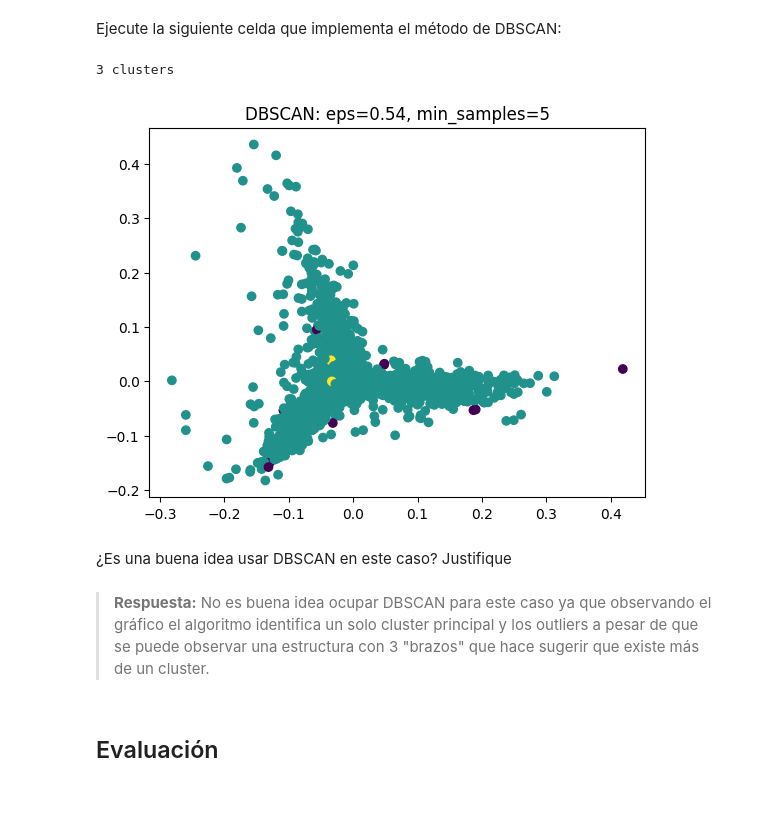
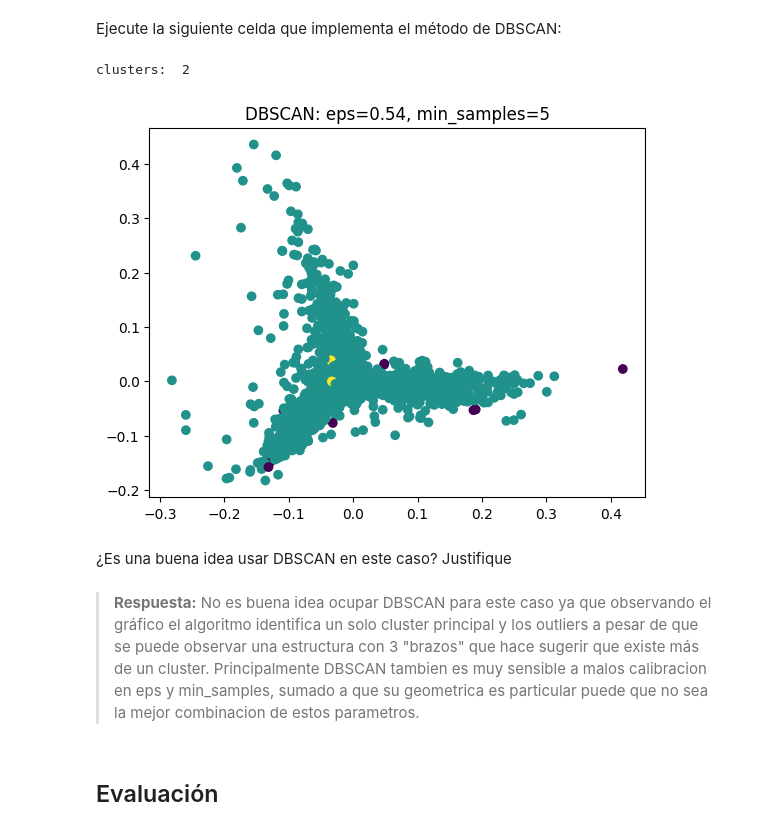
Before and after one commit to astromai/Laboratorios-Mineria-de-Datos-CC5205, a Jupyter notebook: Laboratorio_5.ipynb, the cells around one changed output. Drawn from its saved outputs; the diff is of its cells as text; code cells hidden in the pictures; blank space fills up the shorter version.

```diff
--- a/Laboratorio_5.ipynb
+++ b/Laboratorio_5.ipynb
@@ -273,24 +275,27 @@ Ejecute la siguiente celda que implementa el método de DBSCAN:
 # %%
 from sklearn.cluster import DBSCAN
 
 #Pauta
 eps = 0.54
 min_samples = 5
 
 dbscan = DBSCAN(eps=eps, min_samples=min_samples).fit(X_pca)
 
-print(len(np.unique(dbscan.labels_) - 1), "clusters")
+labels = dbscan.labels_
+n_clusters = len(set(labels)) - (1 if -1 in labels else 0)
+print("clusters: ", n_clusters)
+
 
 scatter = plt.scatter(X_pca[:,0], X_pca[:,1], c=dbscan.labels_)
 plt.title(f"DBSCAN: eps={eps}, min_samples={min_samples}")
 plt.show()
 # %% [output]
-3 clusters
+clusters:  2
-[figure, old version]
+[figure, new version]
 # %% [markdown]
 ¿Es una buena idea usar DBSCAN en este caso? Justifique
 # %% [markdown]
->**Respuesta:** No es buena idea ocupar DBSCAN para este caso ya que observando el gráfico el algoritmo identifica un solo cluster principal y los outliers a pesar de que se puede observar una estructura con 3 "brazos" que hace sugerir que existe más de un cluster.
+>**Respuesta:** No es buena idea ocupar DBSCAN para este caso ya que observando el gráfico el algoritmo identifica un solo cluster principal y los outliers a pesar de que se puede observar una estructura con 3 "brazos" que hace sugerir que existe más de un cluster. Principalmente DBSCAN tambien es muy sensible a malos calibracion en eps y min_samples, sumado a que su geometrica es particular puede que no sea la mejor combinacion de estos parametros.
 # %% [markdown]
 ## Evaluación
 # %% [markdown]
```
Also changed, not shown: parts of 6 cells of this notebook.
